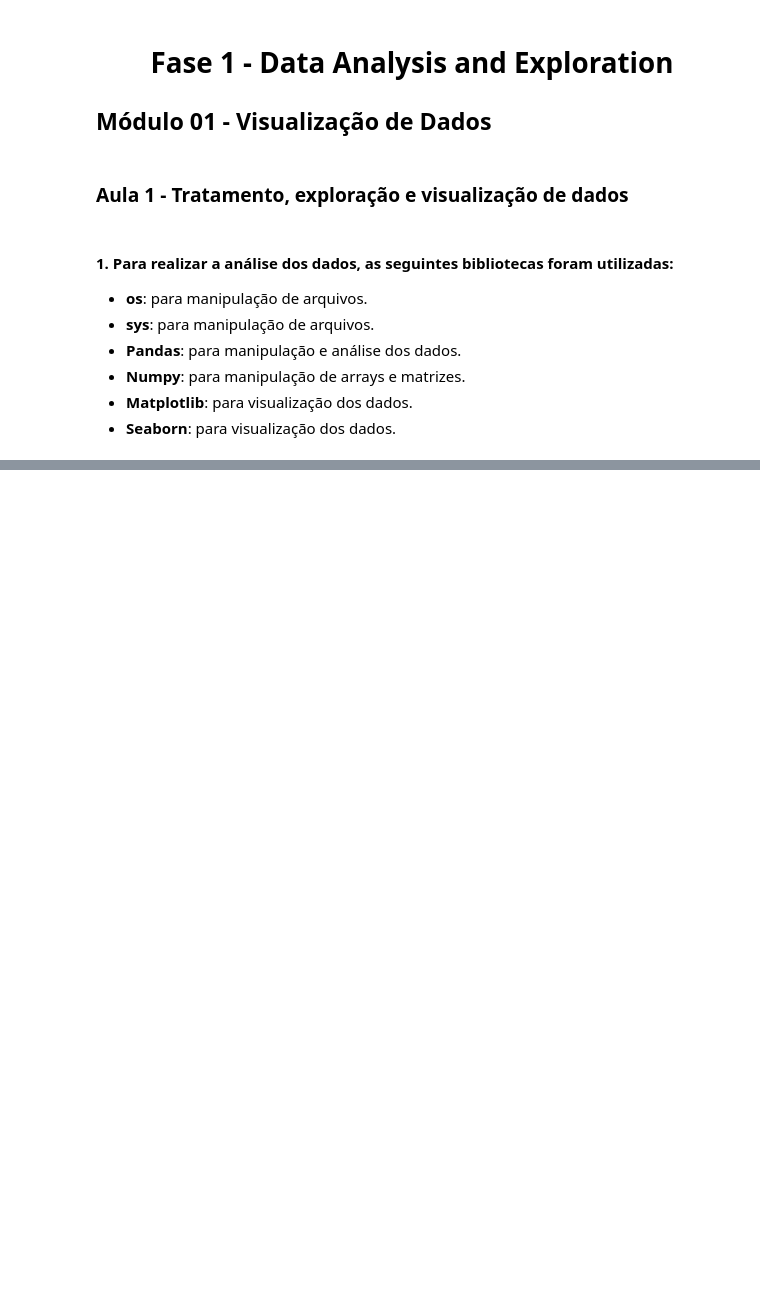
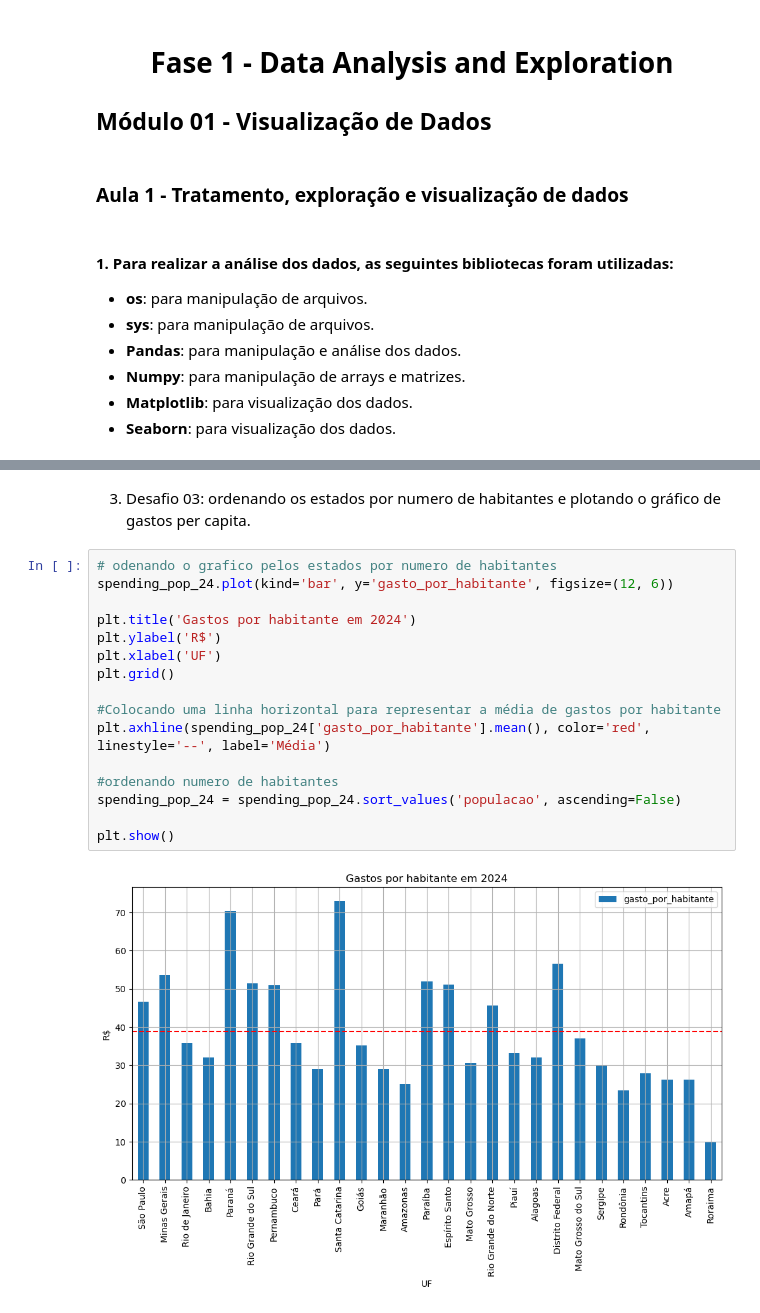
Before and after one commit to janainacazuza/Data-Analytics-FIAP-Pos-Thech, a Jupyter notebook: fase_01/notebooks/exploration/03_ibge.ipynb, the cells around one changed output, grey strips where cells are left out. Cells and saved outputs as stored; diff of their text form; blank space fills up the shorter version.

```diff
--- a/fase_01/notebooks/exploration/03_ibge.ipynb
+++ b/fase_01/notebooks/exploration/03_ibge.ipynb
@@ -31,0 +356,20 @@ from visualization import *
+# %% [markdown]
+3. Desafio 03: ordenando os estados por numero de habitantes e plotando o gráfico de gastos per capita.
+# %%
+# odenando o grafico pelos estados por numero de habitantes
+spending_pop_24.plot(kind='bar', y='gasto_por_habitante', figsize=(12, 6))
+
+plt.title('Gastos por habitante em 2024')
+plt.ylabel('R$')
+plt.xlabel('UF')
+plt.grid()
+
+#Colocando uma linha horizontal para representar a média de gastos por habitante
+plt.axhline(spending_pop_24['gasto_por_habitante'].mean(), color='red', linestyle='--', label='Média')
+
+#ordenando numero de habitantes
+spending_pop_24 = spending_pop_24.sort_values('populacao', ascending=False)
+
+plt.show()
+# %% [output]
+[figure, added]
```
Also changed, not shown: parts of 50 cells of this notebook, 2 other files.
